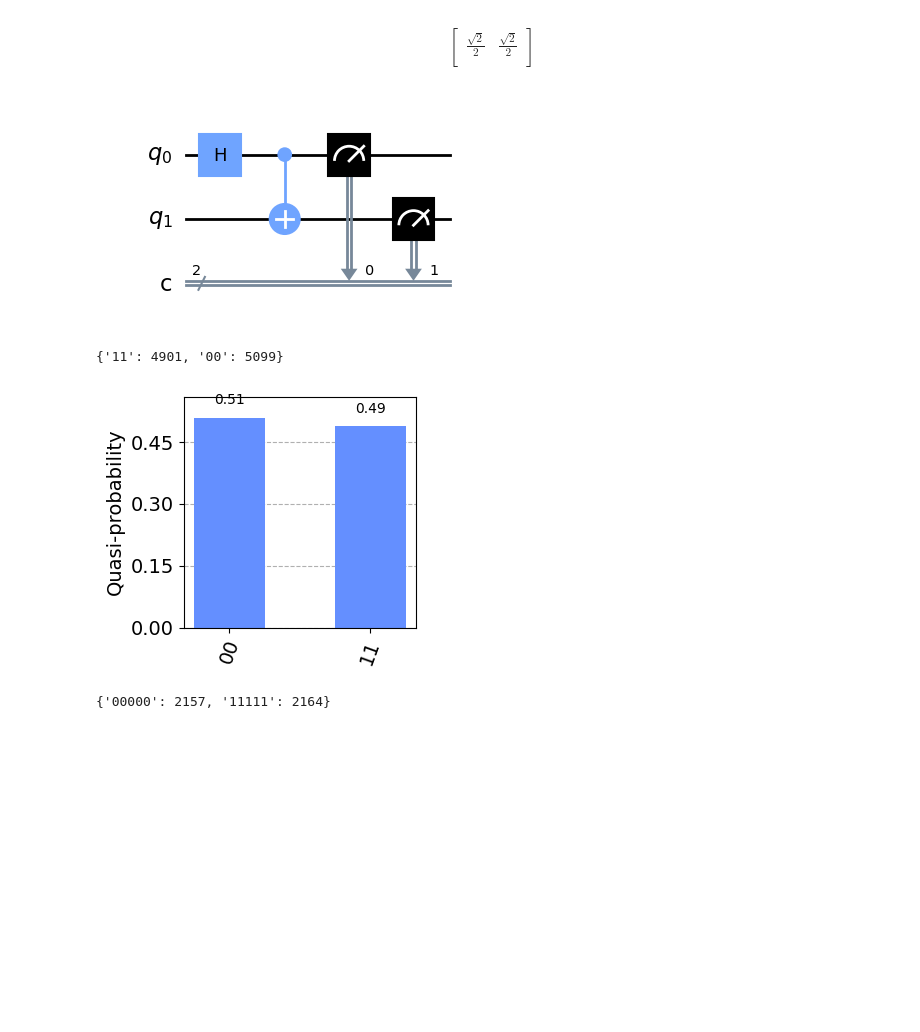
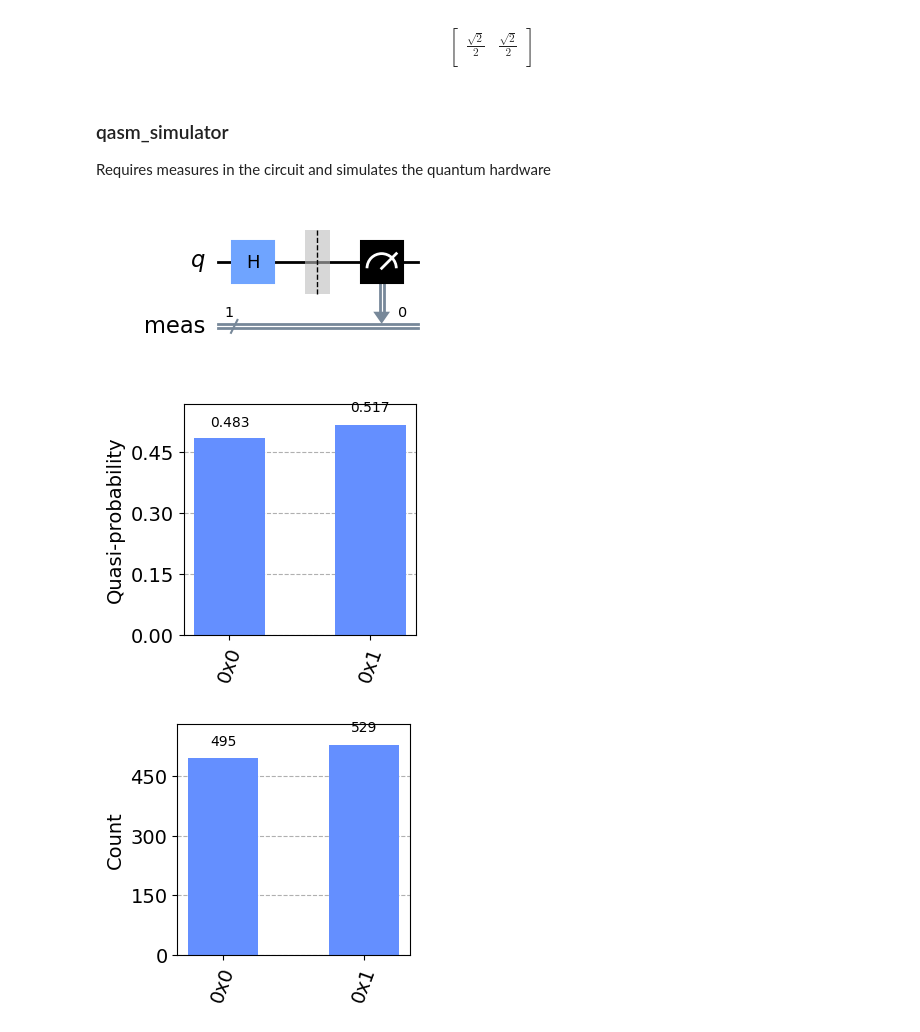
Before and after one commit to mrromaniuc/quantum-computing, a Jupyter notebook: IBMCertifiedAssociateDeveloperQiskit/3.1-Use_Available_Simulators.ipynb, the cells around one changed output. Drawn from its saved outputs; the diff is of its cells as text; code cells hidden in the pictures; blank space fills up the shorter version.

```diff
--- a/IBMCertifiedAssociateDeveloperQiskit/3.1-Use_Available_Simulators.ipynb
+++ b/IBMCertifiedAssociateDeveloperQiskit/3.1-Use_Available_Simulators.ipynb
@@ -106,42 +106,25 @@ $$
 \frac{\sqrt{2}}{2} & \frac{\sqrt{2}}{2}  \\
  \end{bmatrix}
 $$
+# %% [markdown]
+### qasm_simulator
+Requires measures in the circuit and simulates the quantum hardware
 # %%
-#Using BasicAer to get a provider and execute the circuit
-from qiskit import QuantumCircuit, execute, BasicAer
-from qiskit.visualization import plot_distribution
-qc = QuantumCircuit(2,2)
+from qiskit import QuantumCircuit, BasicAer, execute
+from qiskit.visualization import plot_distribution, plot_histogram
+
+qc = QuantumCircuit(1)
 qc.h(0)
-qc.cx(0,1)
-qc.measure([0,1],[0,1])
+qc.measure_all()
 display(qc.draw())
 
-backend = BasicAer.get_backend("qasm_simulator")
+be = BasicAer.get_backend("qasm_simulator")
+job = execute(qc, be)
+result = job.result()
 
-job = execute(qc, backend, shots=10000)
-result = job.result()
-c = result.get_counts()
-print(c)
-plot_distribution(c, figsize=(3,3))
+display(plot_distribution(result.data()['counts'], figsize=(3,3)))
+display(plot_histogram(result.data()['counts'], figsize=(3,3)))
 # %% [output]
-[figure, old version]
+[figure, new version]
-{'11': 4901, '00': 5099}
-[figure, old version]
+[figure, new version]
+[figure, added]
-# %%
-#This code comes from the api documentation: https://qiskit.org/documentation/apidoc/execute.html
-#The example uses WRONGLY the measure_all() - see the get_counts() result below
-#The CLassical Register is duplicated. Solution: either qc must NOT define classical register
-#or qc.measure(range(0,5),range(0,5)) must be used instead
-from qiskit import QuantumCircuit, execute, BasicAer
-
-backend = BasicAer.get_backend('qasm_simulator')
-
-qc = QuantumCircuit(5, 5)
-qc.h(0)
-qc.cx(0, range(1, 5))
-qc.measure_all()
-
-job = execute(qc, backend, shots=4321)
-job.result().get_counts()
-# %% [output]
-{'00000': 2157, '11111': 2164}
```
